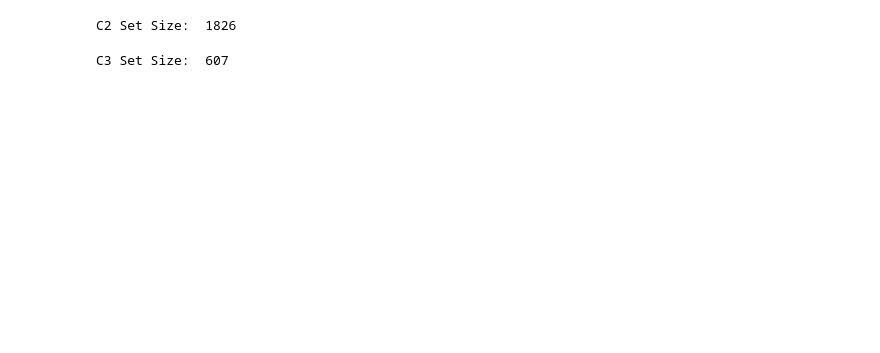
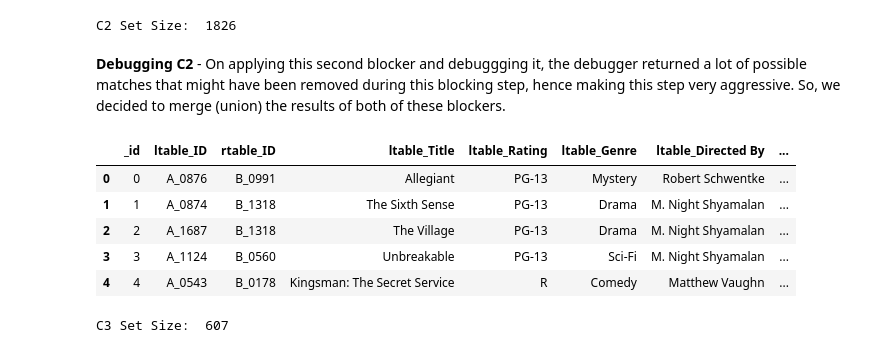
Before and after one commit to ankitvij7/datascience-project, a Jupyter notebook: stage3/src/stage3_jupyter_notebook.ipynb, the cells around one changed output. Drawn from its saved outputs; the diff is of its cells as text; code cells hidden in the pictures; blank space fills up the shorter version.

```diff
--- a/stage3/src/stage3_jupyter_notebook.ipynb
+++ b/stage3/src/stage3_jupyter_notebook.ipynb
@@ -84,6 +97,19 @@ C2 = ob.block_tables(A, B, 'Title', 'Title', show_progress=False, overlap_size=2
 print("C2 Set Size: ", len(C2))
 # %% [output]
 C2 Set Size:  1826
+# %% [markdown]
+**Debugging C2** -
+On applying this second blocker and debuggging it, the debugger returned a lot of possible matches that might have been removed during this blocking step, hence making this step very aggressive. So, we decided to merge (union) the results of both of these blockers.
+# %%
+E2 = em.debug_blocker(C2, A, B, output_size=200)
+E2.head()
+# %% [output]
+|  | _id | ltable_ID | rtable_ID | ltable_Title | ltable_Rating | ltable_Genre | ltable_Directed By | ... |
+| 0 | 0 | A_0876 | B_0991 | Allegiant | PG-13 | Mystery | Robert Schwentke | ... |
+| 1 | 1 | A_0874 | B_1318 | The Sixth Sense | PG-13 | Drama | M. Night Shyamalan | ... |
+| 2 | 2 | A_1687 | B_1318 | The Village | PG-13 | Drama | M. Night Shyamalan | ... |
+| 3 | 3 | A_1124 | B_0560 | Unbreakable | PG-13 | Sci-Fi | M. Night Shyamalan | ... |
+| 4 | 4 | A_0543 | B_0178 | Kingsman: The Secret Service | R | Comedy | Matthew Vaughn | ... |
 # %%
 #3
 # Attribute Equivalence Blocker for Title
```
Also changed, not shown: parts of 6 cells of this notebook.
